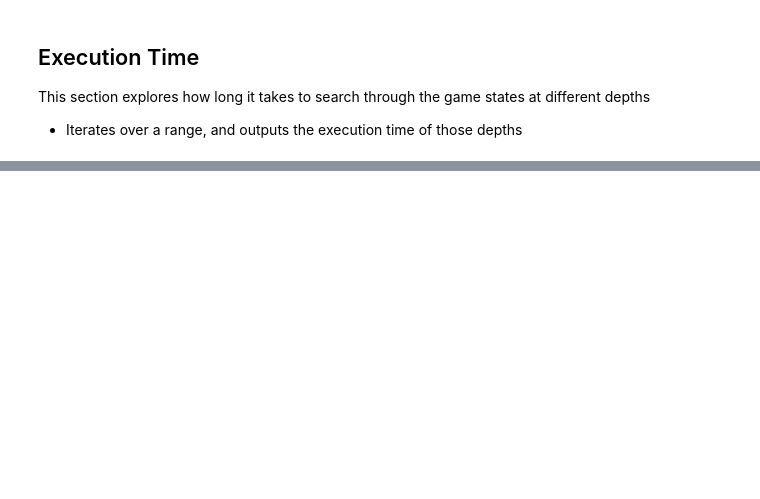
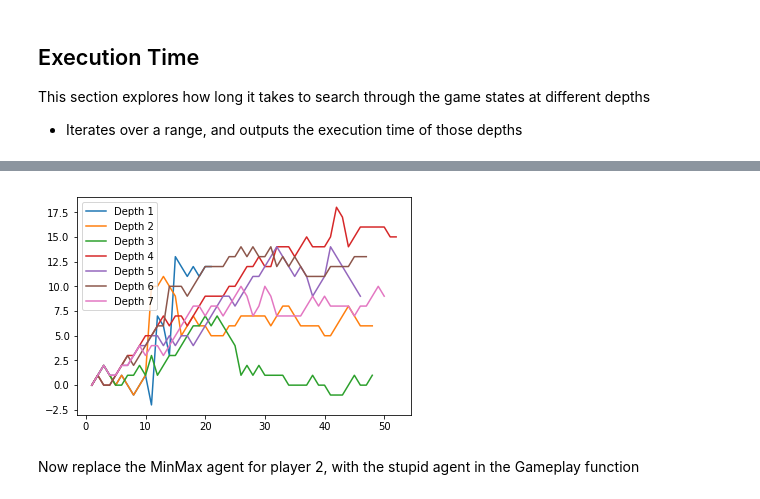
Before and after one commit to Holstrup/KalahaAI, a Jupyter notebook: AgentInspection.ipynb, the cells around one changed output, grey strips where cells are left out. Drawn from its saved outputs; the diff is of its cells as text; code cells hidden in the pictures; blank space fills up the shorter version.

```diff
--- a/AgentInspection.ipynb
+++ b/AgentInspection.ipynb
@@ -44,0 +52,45 @@ Depth: 8  Time: 16.07 s
+# %%
+def gameplay(depth, human = False, delay = 0):
+    game_development = []
+
+    game = Kalaha(starting_player=0)
+    ai_1 = Agent()
+    ai_2 = Agent()
+
+    ai_1.search_depth = depth
+    ai_2.search_depth = depth
+
+    while not game.terminal_test():
+        game_development.append(ai_1.evaluate(game.state))
+        time.sleep(delay)
+        player = game.state[3]
+
+        if player == game.player1:
+            game_copy = copy.deepcopy(game)
+            hole = ai_1.find_next_move(game_copy)
+            game.take(hole)
+
+        else:
+            game_copy = copy.deepcopy(game)
+            # hole = game.possible_actions()[0]           # <- Stupid Agent
+            hole = random.choice(game.possible_actions()) # <- Random Agent
+            # hole = ai_2.find_next_move(game_copy)       # <- MinMax Agent
+            game.take(hole)
+
+        #game.print_board()
+    game.finalize_game()
+    #game.print_board()
+    return game_development
+# %%
+game_series = []
+for i in range(1, 8, 1):
+    game_series.append(gameplay(depth = i))
+# %%
+for i, series in enumerate(game_series):
+    plt.plot(range(1,len(series) + 1, 1), series, label="Depth {}".format(i + 1))
+plt.legend(loc="upper left")
+plt.show()
+# %% [output]
+[figure, added]
+# %% [markdown]
+Now replace the MinMax agent for player 2, with the stupid agent in the Gameplay function
```
Also changed, not shown: parts of 13 cells of this notebook.
